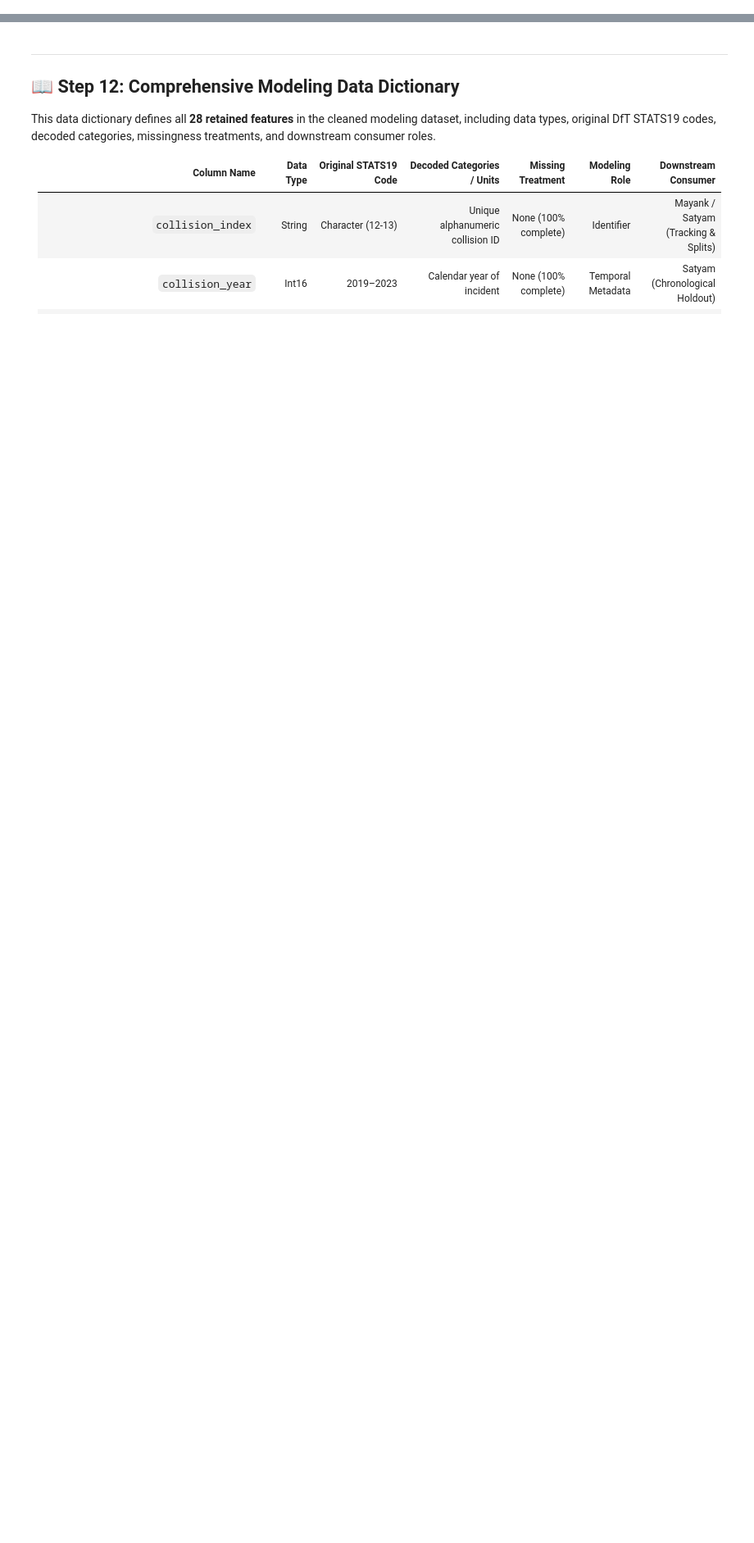
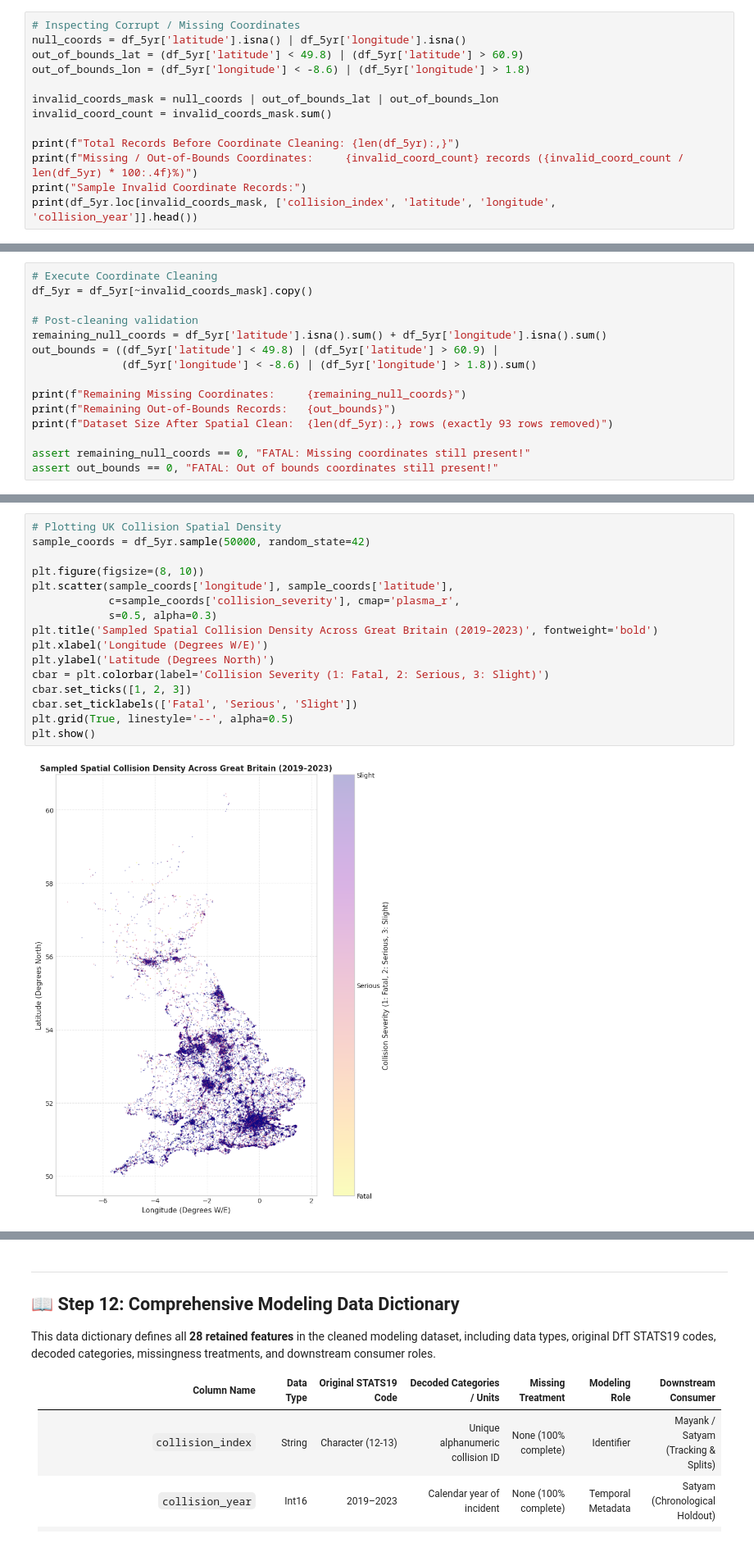
Before and after one commit to Kratos7heSpartanRage/Road-Accident-Severity-Prediction, a Jupyter notebook: 01_data_collection_validation_and_cleaning.ipynb, the cells around one changed output, grey strips where cells are left out. Shown at 82% size. Cells and saved outputs as stored; diff of their text form; blank space fills up the shorter version.

```diff
--- a/01_data_collection_validation_and_cleaning.ipynb
+++ b/01_data_collection_validation_and_cleaning.ipynb
@@ -878,0 +369,13 @@ Workspace cleanup verified: data/intermediate/ is clean and empty.
+# %%
+# Inspecting Corrupt / Missing Coordinates
+null_coords = df_5yr['latitude'].isna() | df_5yr['longitude'].isna()
+out_of_bounds_lat = (df_5yr['latitude'] < 49.8) | (df_5yr['latitude'] > 60.9)
+out_of_bounds_lon = (df_5yr['longitude'] < -8.6) | (df_5yr['longitude'] > 1.8)
+
+invalid_coords_mask = null_coords | out_of_bounds_lat | out_of_bounds_lon
+invalid_coord_count = invalid_coords_mask.sum()
+
+print(f"Total Records Before Coordinate Cleaning: {len(df_5yr):,}")
+print(f"Missing / Out-of-Bounds Coordinates:     {invalid_coord_count} records ({invalid_coord_count / len(df_5yr) * 100:.4f}%)")
+print("Sample Invalid Coordinate Records:")
+print(df_5yr.loc[invalid_coords_mask, ['collision_index', 'latitude', 'longitude', 'collision_year']].head())
@@ -878,0 +396,15 @@ Workspace cleanup verified: data/intermediate/ is clean and empty.
+# %%
+# Execute Coordinate Cleaning
+df_5yr = df_5yr[~invalid_coords_mask].copy()
+
+# Post-cleaning validation
+remaining_null_coords = df_5yr['latitude'].isna().sum() + df_5yr['longitude'].isna().sum()
+out_bounds = ((df_5yr['latitude'] < 49.8) | (df_5yr['latitude'] > 60.9) |
+              (df_5yr['longitude'] < -8.6) | (df_5yr['longitude'] > 1.8)).sum()
+
+print(f"Remaining Missing Coordinates:     {remaining_null_coords}")
+print(f"Remaining Out-of-Bounds Records:   {out_bounds}")
+print(f"Dataset Size After Spatial Clean:  {len(df_5yr):,} rows (exactly 93 rows removed)")
+
+assert remaining_null_coords == 0, "FATAL: Missing coordinates still present!"
+assert out_bounds == 0, "FATAL: Out of bounds coordinates still present!"
@@ -878,0 +419,18 @@ Workspace cleanup verified: data/intermediate/ is clean and empty.
+# %%
+# Plotting UK Collision Spatial Density
+sample_coords = df_5yr.sample(50000, random_state=42)
+
+plt.figure(figsize=(8, 10))
+plt.scatter(sample_coords['longitude'], sample_coords['latitude'],
+            c=sample_coords['collision_severity'], cmap='plasma_r',
+            s=0.5, alpha=0.3)
+plt.title('Sampled Spatial Collision Density Across Great Britain (2019–2023)', fontweight='bold')
+plt.xlabel('Longitude (Degrees W/E)')
+plt.ylabel('Latitude (Degrees North)')
+cbar = plt.colorbar(label='Collision Severity (1: Fatal, 2: Serious, 3: Slight)')
+cbar.set_ticks([1, 2, 3])
+cbar.set_ticklabels(['Fatal', 'Serious', 'Slight'])
+plt.grid(True, linestyle='--', alpha=0.5)
+plt.show()
+# %% [output]
+[figure, added]
```
Also changed, not shown: parts of 94 cells of this notebook, 1 other file.
